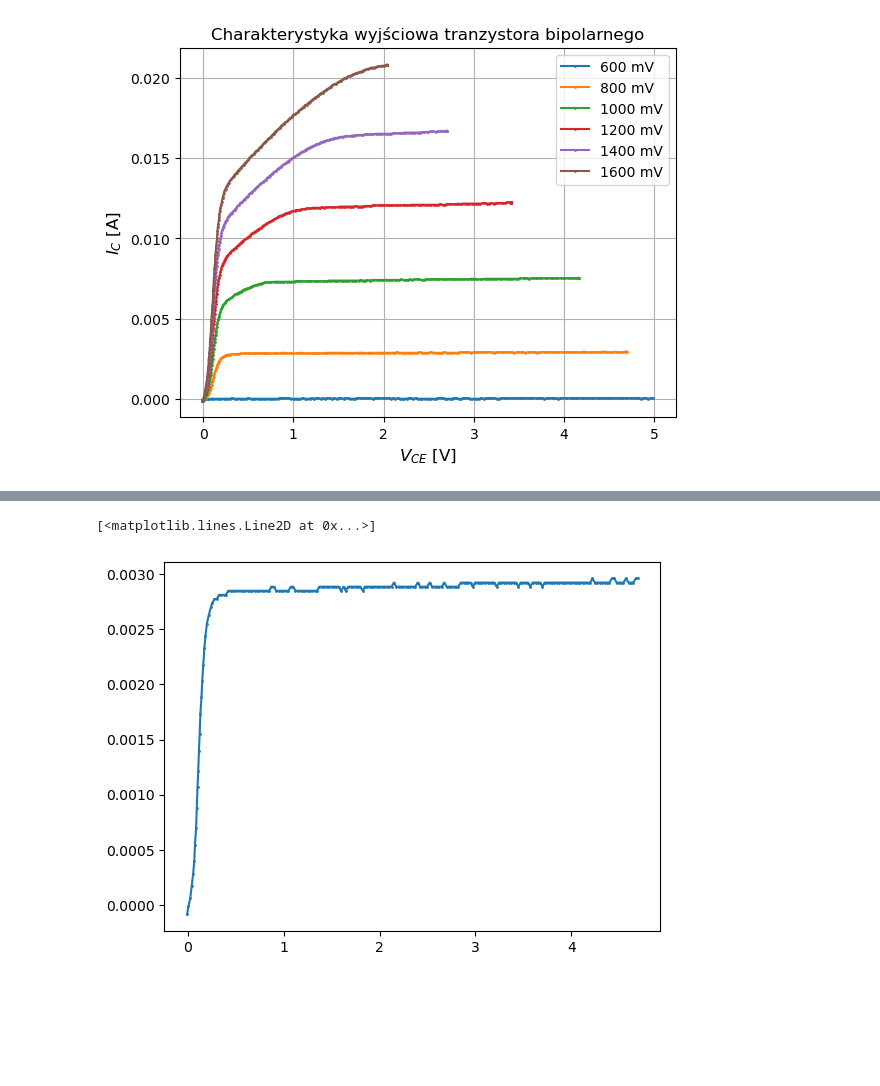
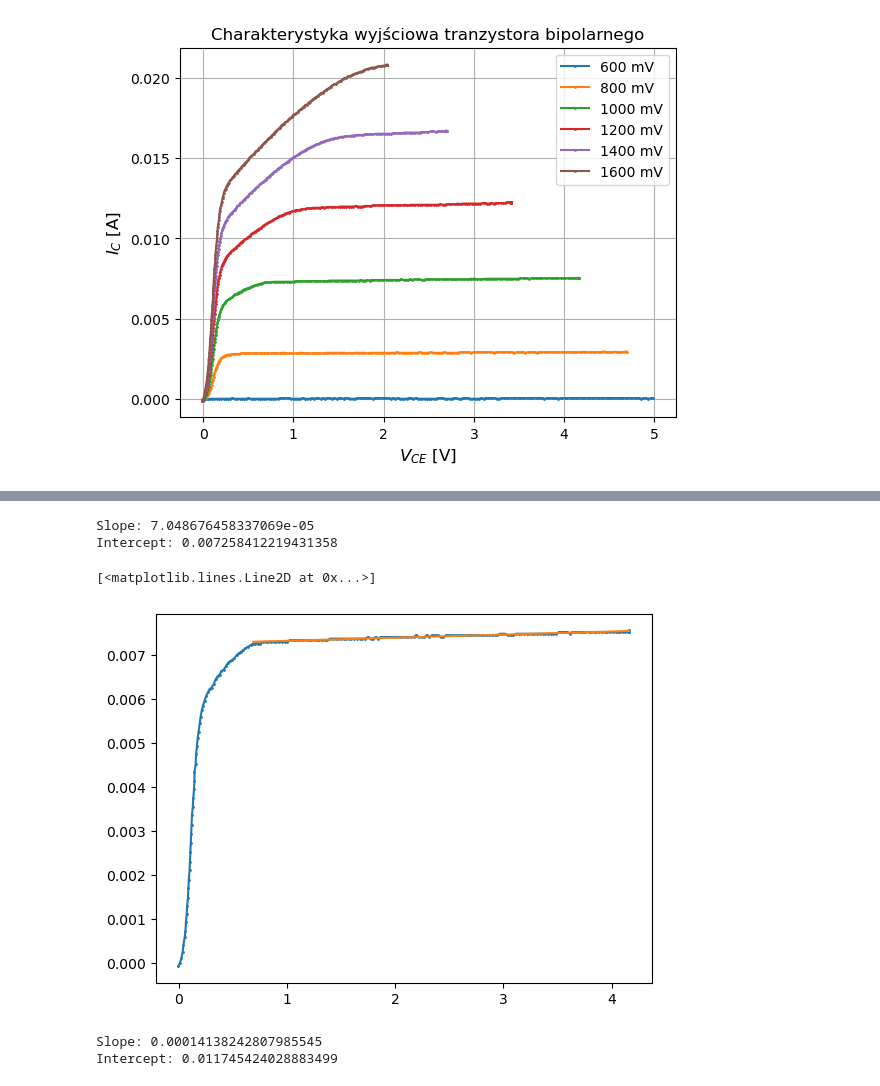
Before and after one commit to szczun/studia, a Jupyter notebook: UE/tranzystory/A8_1.ipynb, the cells around one changed output, grey strips where cells are left out. Cells and saved outputs as stored; diff of their text form; code cells hidden in the pictures; blank space fills up the shorter version.

```diff
--- a/UE/tranzystory/A8_1.ipynb
+++ b/UE/tranzystory/A8_1.ipynb
@@ -97,3 +97,5 @@ data = pd.read_csv("cw1c.csv", comment="#")
 collector_current = np.array_split(data['Ic (A)'], 6)
 collector_emiter_base_voltage = np.array_split(data['Vce (V)'], 6)
 vbe_lables = ["600 mV", "800 mV", "1000 mV", "1200 mV", "1400 mV", "1600 mV"]
+collector_emiter_base_voltage = np.array(collector_emiter_base_voltage)
+collector_emiter_base_voltage[1][1:201]
@@ -110,4 +130,6 @@ Text(0.5, 1.0, 'Charakterystyka wyjściowa tranzystora bipolarnego')
 [figure]
 # %%
 from scipy.stats import linregress
-np.where(data['Vrc (V)'] == 0.55)
+vrc = data['Vrc (V)']
+np.where(vrc == 0.55)
+early = np.empty(4)
@@ -121,5 +149,22 @@ LinregressResult(slope=2.2005793966912967e-05, intercept=0.00283779789247192, rv
+# %%
+index = np.where(vrc == 1.425)[0][0]
+fit = linregress(collector_emiter_base_voltage[2][index:201], collector_current[2][index:201])
+print(f"Slope: {fit.slope}\nIntercept: {fit.intercept}")
+early[1] = abs(-fit.intercept/fit.slope)
+# %% [output]
+Slope: 7.048676458337069e-05
+Intercept: 0.007258412219431358
 # %%
 plt.plot(collector_emiter_base_voltage[2], collector_current[2], marker = 'o', markersize = 1, label = vbe_lables[2])
+plt.plot(collector_emiter_base_voltage[2][index:201], collector_emiter_base_voltage[2][index:201]*fit.slope + fit.intercept)
 # %% [output]
 [<matplotlib.lines.Line2D at 0x...>]
-[figure, old version]
+[figure, new version]
+# %%
+index = np.where(vrc == 2.3)[0][0]
+fit = linregress(collector_emiter_base_voltage[3][index:201], collector_current[3][index:201])
+print(f"Slope: {fit.slope}\nIntercept: {fit.intercept}")
+early[2] = abs(-fit.intercept/fit.slope)
+# %% [output]
+Slope: 0.00014138242807985545
+Intercept: 0.011745424028883499
```
Also changed, not shown: parts of 9 cells of this notebook, 1 other file.
